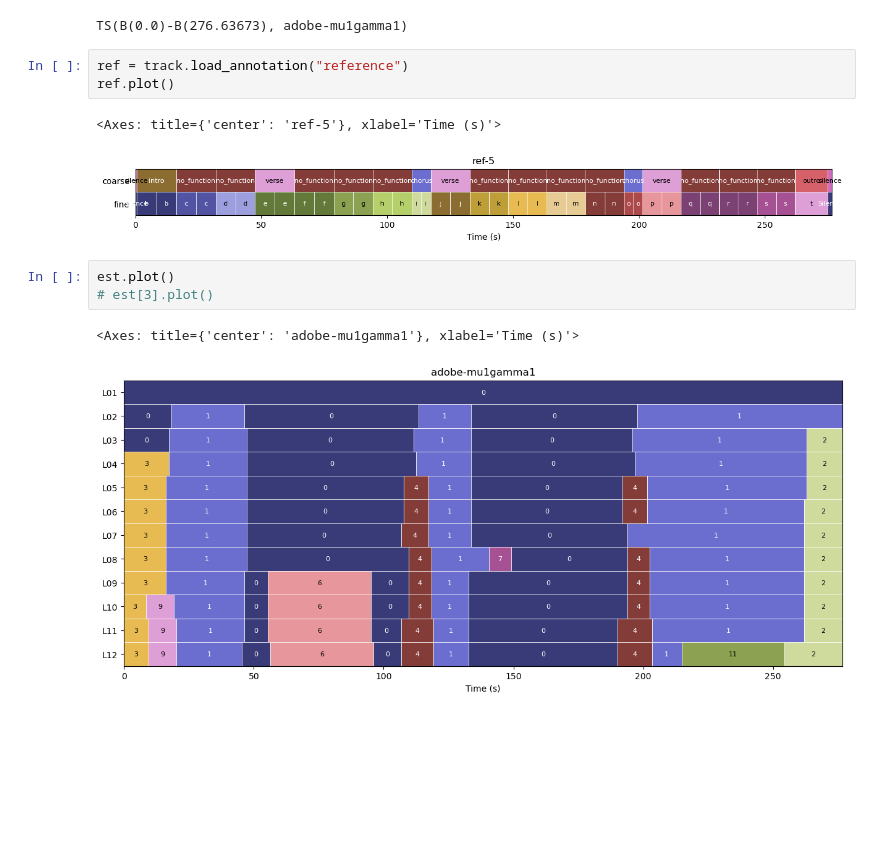
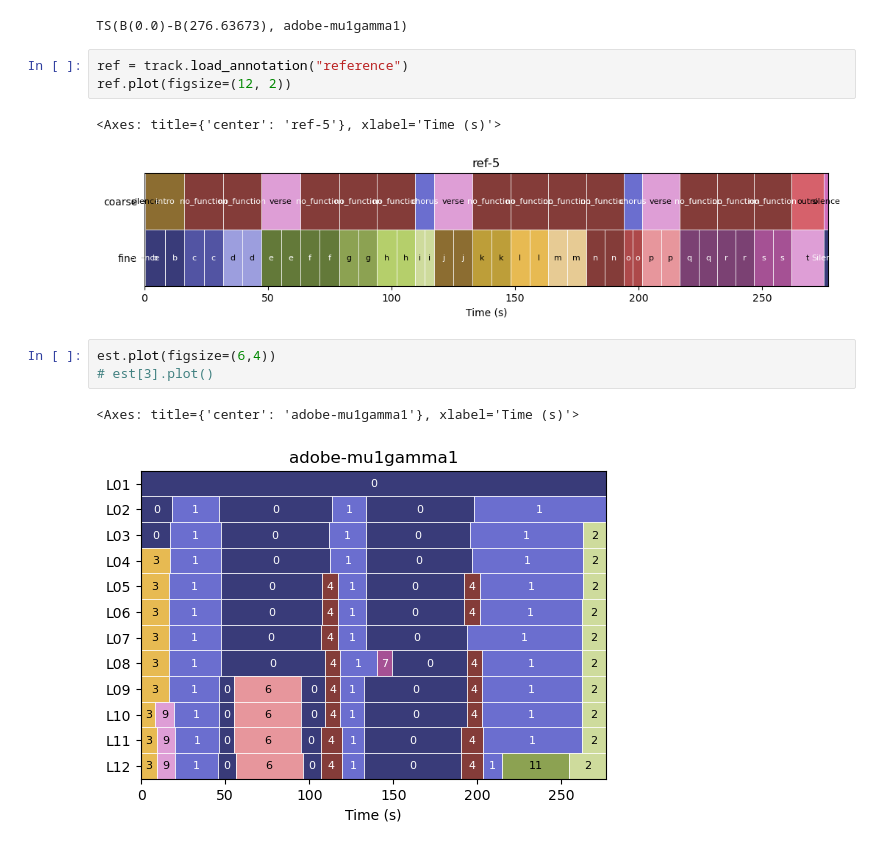
Before and after one commit to tomxi/bnl, a Jupyter notebook: notebooks/development.ipynb, the cells around one changed output. Saved outputs shown, nothing was run; the diff lists cells and outputs as text; blank space fills up the shorter version.

```diff
--- a/notebooks/development.ipynb
+++ b/notebooks/development.ipynb
@@ -28,13 +31,13 @@ Available annotations: ['adobe-mu1gamma1', 'adobe-mu1gamma9', 'adobe-mu5gamma5',
 TS(B(0.0)-B(276.63673), adobe-mu1gamma1)
 # %%
 ref = track.load_annotation("reference")
-ref.plot()
+ref.plot(figsize=(12, 2))
 # %% [output]
 <Axes: title={'center': 'ref-5'}, xlabel='Time (s)'>
-[figure, old version]
+[figure, new version]
 # %%
-est.plot()
+est.plot(figsize=(6,4))
 # est[3].plot()
 # %% [output]
 <Axes: title={'center': 'adobe-mu1gamma1'}, xlabel='Time (s)'>
-[figure, old version]
+[figure, new version]
```
Also changed, not shown: parts of 5 cells of this notebook.
